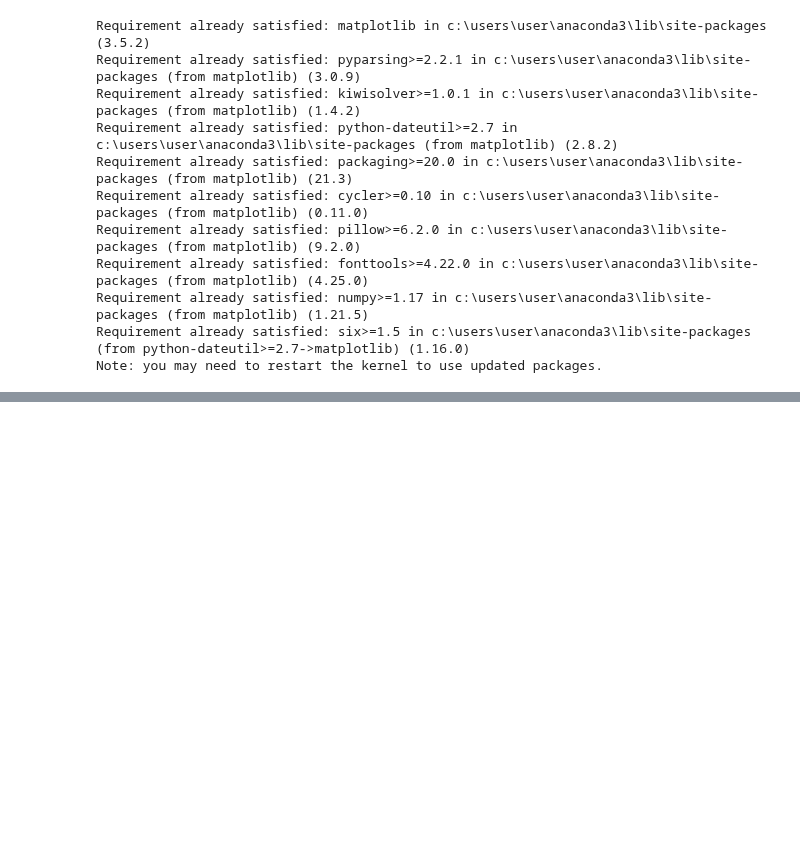
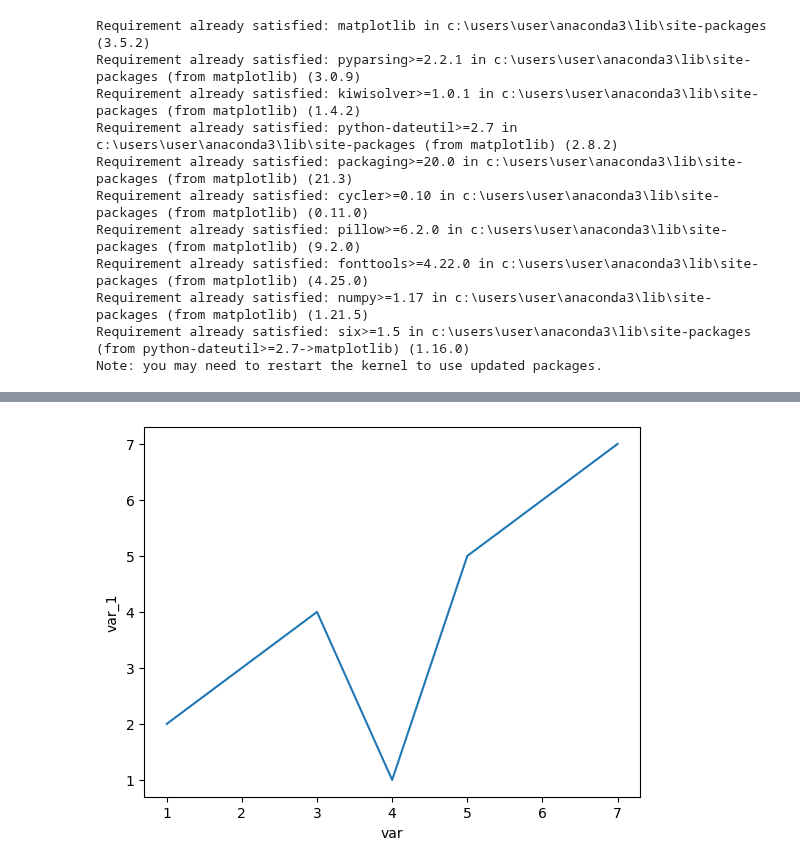
Before and after one commit to rohitcodism/ML-DS, a Jupyter notebook: practices/Seaborn/linePlot.ipynb, the cells around one changed output, grey strips where cells are left out. Cells and saved outputs as stored; diff of their text form; code cells hidden in the pictures; blank space fills up the shorter version.

```diff
--- a/practices/Seaborn/linePlot.ipynb
+++ b/practices/Seaborn/linePlot.ipynb
@@ -35,0 +53,7 @@ import seaborn as sns
+# %%
+df = pd.DataFrame({"var": var, "var_1": var_1})
+# %%
+sns.lineplot(x="var", y="var_1", data=df)
+plt.show()
+# %% [output]
+[figure, added]
```
Also changed, not shown: parts of 5 cells of this notebook, 55 other files.
